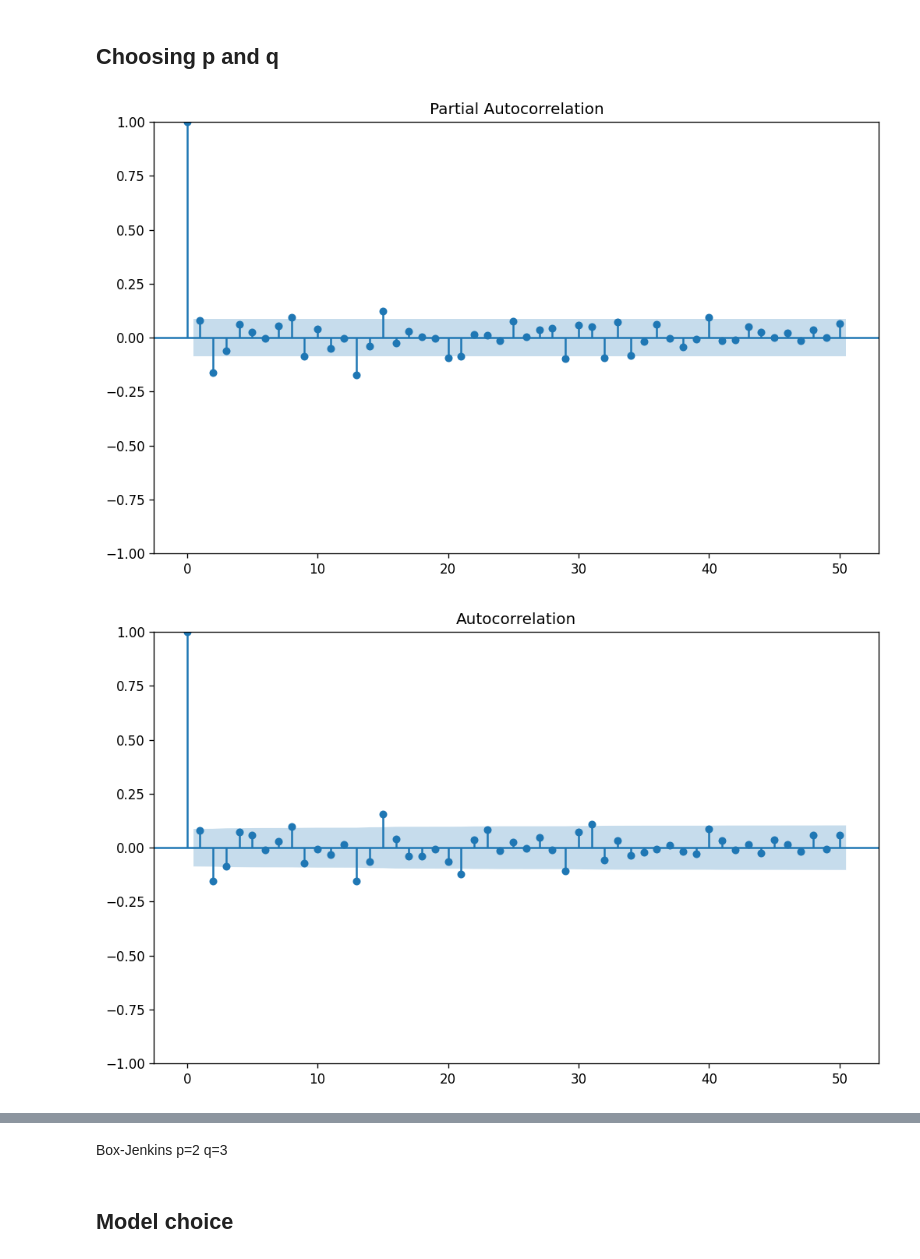
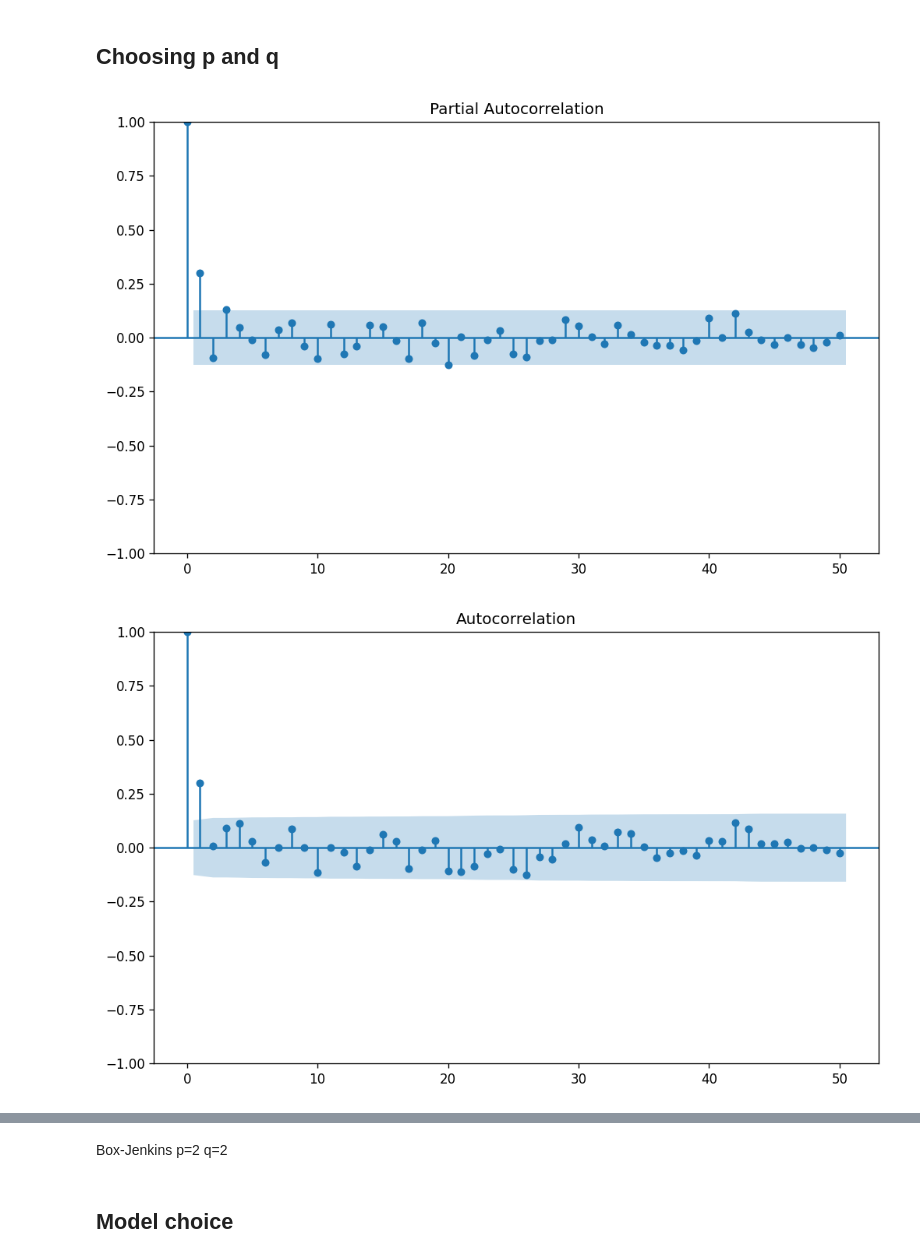
Before and after one commit to jtbandurski/WEC2023, a Jupyter notebook: VARMAX_extended_monthly.ipynb, the cells around one changed output, grey strips where cells are left out. Cells and saved outputs as stored; diff of their text form; code cells hidden in the pictures.

```diff
--- a/VARMAX_extended_monthly.ipynb
+++ b/VARMAX_extended_monthly.ipynb
@@ -19,6 +19,10 @@ monthly_M2_SP['Date'] =  pd.to_datetime(monthly_M2_SP['Date'], format='%Y-%m-%d'
 sp500['Date'] =  pd.to_datetime(sp500['Date'], format='%Y-%m-%d')
 monthly_M2_SP = monthly_M2_SP.merge(sp500, on='Date')
 monthly_M2_SP.set_index('Date', inplace=True)
+monthly_M2_SP.to_csv('./data/extended_data_monthly.csv')
+monthly_M2_SP.drop(['Open','Close','Volume'],axis=1,inplace=True)
+FEATURES = ['CPI', 'E INFL', 'GDP growth', 'retail food services', 'PPI',
+       'Risk Premium', 'QE', 'Real interest rate', 'unemployment', 'oil', 'M2NS']
 monthly_M2_SP.head()
 # %% [output]
 |  | CPI | E INFL | GDP growth | retail food services | PPI | Risk Premium | QE | ... |
@@ -502,8 +492,8 @@ monthly_M2_SP.dropna(inplace=True)
 # %% [markdown]
 ## Choosing p and q
 # %%
-sm.graphics.tsa.plot_acf(monthly_M2_SP["Low_diff1"].values.squeeze(), lags=50)
-sm.graphics.tsa.plot_pacf(monthly_M2_SP["Low_diff1"].values.squeeze(), lags=50, method="ywm")
+sm.graphics.tsa.plot_acf(monthly_M2_SP["lnHigh_diff1"].values.squeeze(), lags=50)
+sm.graphics.tsa.plot_pacf(monthly_M2_SP["lnHigh_diff1"].values.squeeze(), lags=50, method="ywm")
 # %% [output]
-[figure, old version]
+[figure, new version]
-[figure, old version]
+[figure, new version]
@@ -511,5 +501,5 @@ sm.graphics.tsa.plot_pacf(monthly_M2_SP["Low_diff1"].values.squeeze(), lags=50,
 # %% [markdown]
-Box-Jenkins p=2 q=3
+Box-Jenkins p=2 q=2
 # %% [markdown]
 ## Model choice
 # %%
```
Also changed, not shown: parts of 27 cells of this notebook, 1 other file.
